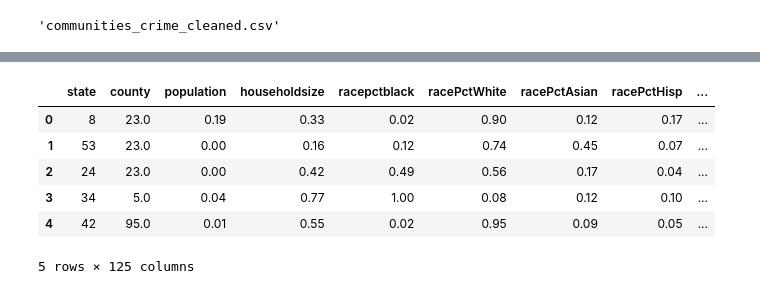
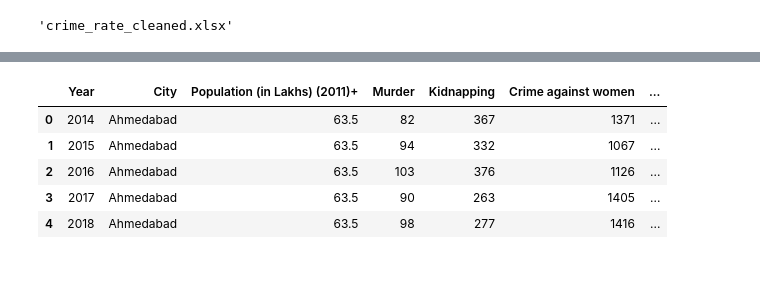
Before and after one commit to Manjosh-Lilhare/Araxys, a Jupyter notebook: KDK_Hackthon_Araxys.ipynb, the cells around one changed output, grey strips where cells are left out. Drawn from its saved outputs; the diff is of its cells as text; code cells hidden in the pictures.

```diff
--- a/KDK_Hackthon_Araxys.ipynb
+++ b/KDK_Hackthon_Araxys.ipynb
@@ -124,9 +96,11 @@ memory usage: 1.9 MB
-# %%
-cleaned_file_path = "communities_crime_cleaned.csv"
-df_cleaned.to_csv(cleaned_file_path, index=False)
-
-cleaned_file_path
-# %% [output]
-'communities_crime_cleaned.csv'
+# %%
+# Saving the cleaned dataset to a new Excel file
+cleaned_crime_data_path = "crime_rate_cleaned.xlsx"
+df.to_excel(cleaned_crime_data_path, index=False)
+
+# Returning the file path for download
+cleaned_crime_data_path
+# %% [output]
+'crime_rate_cleaned.xlsx'
 # %%
 from google.colab import files
@@ -135,13 +109,12 @@ files.download('communities_crime_cleaned.csv')
 [interactive output not drawn]
 [interactive output not drawn]
 # %%
-a=pd.read_csv('/content/communities_crime_cleaned.csv')
+a=pd.read_excel('/content/crime_rate_cleaned.xlsx')
 a.head()
 # %% [output]
-|  | state | county | population | householdsize | racepctblack | racePctWhite | racePctAsian | racePctHisp | ... |
-| 0 | 8 | 23.0 | 0.19 | 0.33 | 0.02 | 0.90 | 0.12 | 0.17 | ... |
-| 1 | 53 | 23.0 | 0.00 | 0.16 | 0.12 | 0.74 | 0.45 | 0.07 | ... |
-| 2 | 24 | 23.0 | 0.00 | 0.42 | 0.49 | 0.56 | 0.17 | 0.04 | ... |
-| 3 | 34 | 5.0 | 0.04 | 0.77 | 1.00 | 0.08 | 0.12 | 0.10 | ... |
-| 4 | 42 | 95.0 | 0.01 | 0.55 | 0.02 | 0.95 | 0.09 | 0.05 | ... |
+|  | Year | City | Population (in Lakhs) (2011)+ | Murder | Kidnapping | Crime against women | ... |
+| 0 | 2014 | Ahmedabad | 63.5 | 82 | 367 | 1371 | ... |
+| 1 | 2015 | Ahmedabad | 63.5 | 94 | 332 | 1067 | ... |
+| 2 | 2016 | Ahmedabad | 63.5 | 103 | 376 | 1126 | ... |
+| 3 | 2017 | Ahmedabad | 63.5 | 90 | 263 | 1405 | ... |
+| 4 | 2018 | Ahmedabad | 63.5 | 98 | 277 | 1416 | ... |
-5 rows × 125 columns
```
Also changed, not shown: parts of 24 cells of this notebook, 5 other files.
